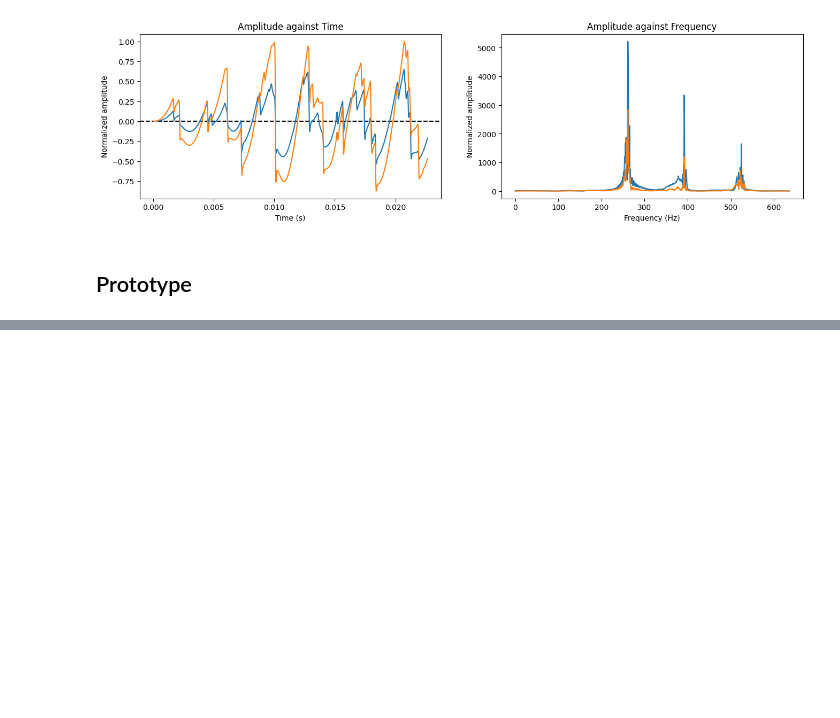
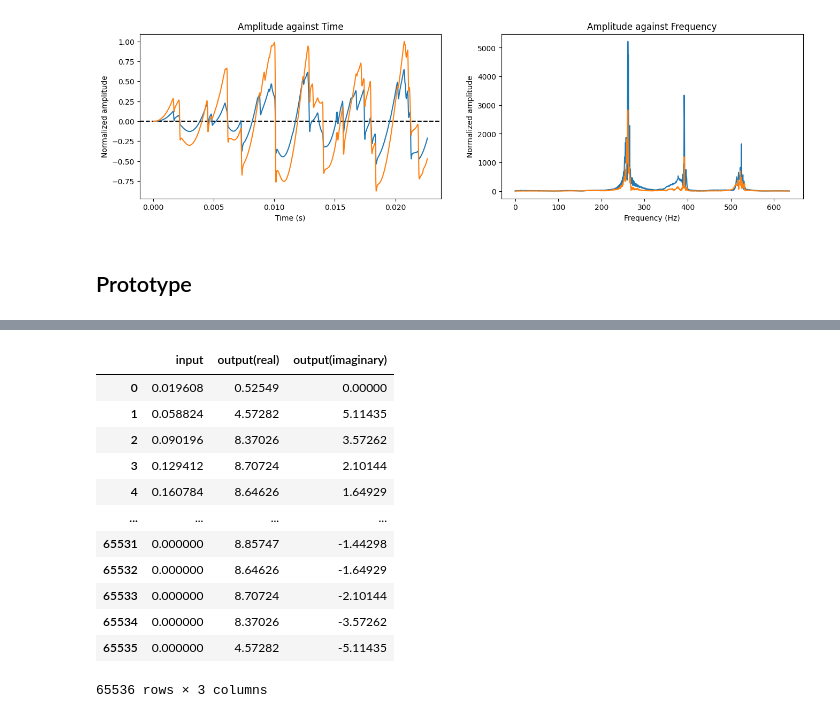
Before and after one commit to leslieyip02/windigo, a Jupyter notebook: fft.ipynb, the cells around one changed output, grey strips where cells are left out. Drawn from its saved outputs; the diff is of its cells as text; code cells hidden in the pictures; blank space fills up the shorter version.

```diff
--- a/fft.ipynb
+++ b/fft.ipynb
@@ -104,0 +136,17 @@ display.Audio(output)
+# %%
+test_df = pd.read_csv("demo/fft.csv")
+test_df
+# %% [output]
+|  | input | output(real) | output(imaginary) |
+| 0 | 0.019608 | 0.52549 | 0.00000 |
+| 1 | 0.058824 | 4.57282 | 5.11435 |
+| 2 | 0.090196 | 8.37026 | 3.57262 |
+| 3 | 0.129412 | 8.70724 | 2.10144 |
+| 4 | 0.160784 | 8.64626 | 1.64929 |
+| ... | ... | ... | ... |
+| 65531 | 0.000000 | 8.85747 | -1.44298 |
+| 65532 | 0.000000 | 8.64626 | -1.64929 |
+| 65533 | 0.000000 | 8.70724 | -2.10144 |
+| 65534 | 0.000000 | 8.37026 | -3.57262 |
+| 65535 | 0.000000 | 4.57282 | -5.11435 |
+65536 rows × 3 columns
```
Also changed, not shown: parts of 5 cells of this notebook, 6 other files.
